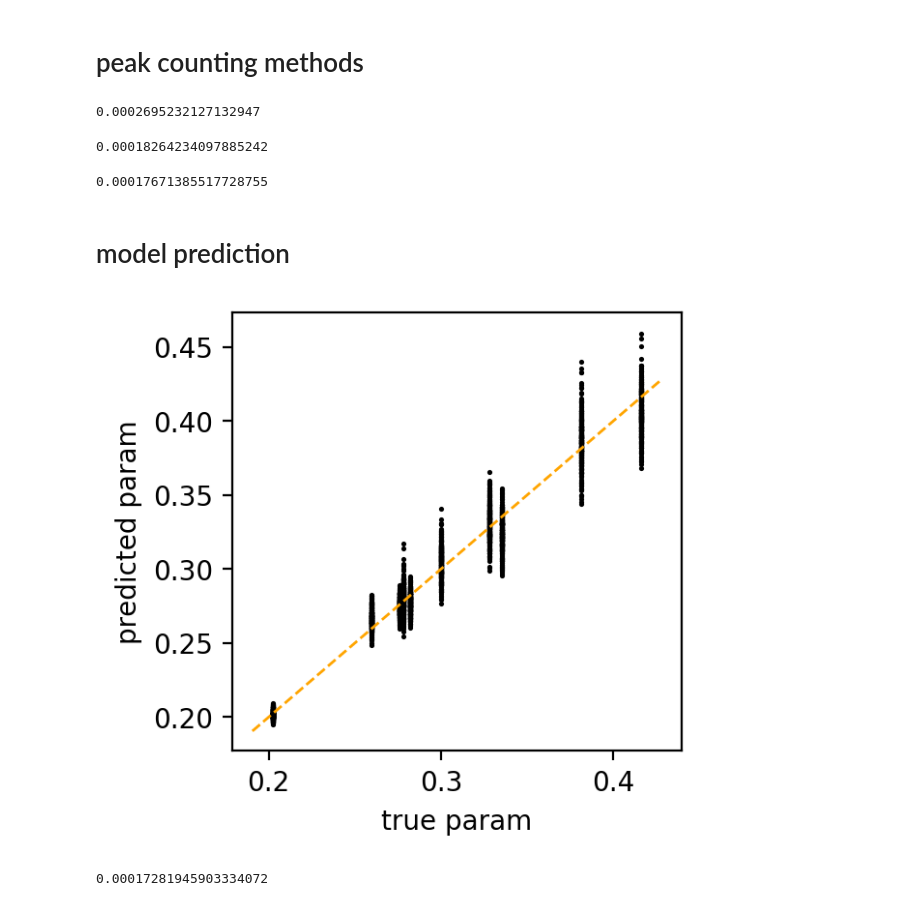
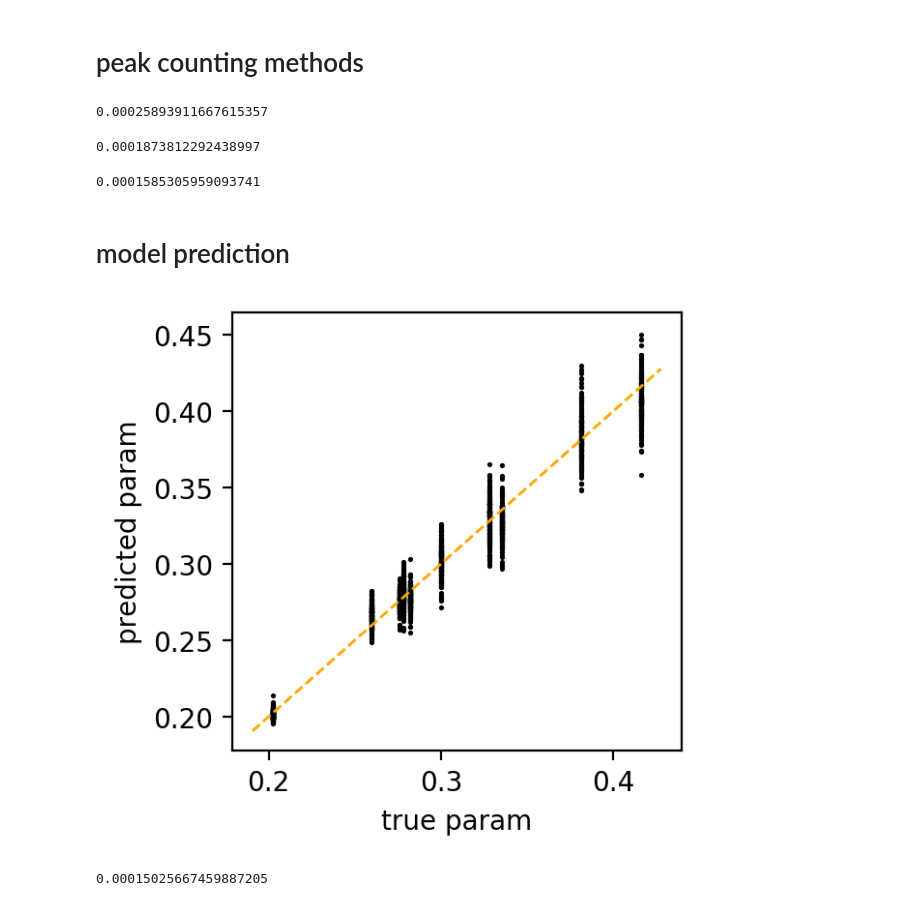
Before and after one commit to Yu-Group/adaptive-wavelets, a Jupyter notebook: notebooks/cosmology/peak_count.ipynb, the cells around one changed output. Cells and saved outputs as stored; diff of their text form; code cells hidden in the pictures.

```diff
--- a/notebooks/cosmology/peak_count.ipynb
+++ b/notebooks/cosmology/peak_count.ipynb
@@ -35,62 +36,67 @@ train_loader, test_loader = get_dataloader(p.data_path,
                                            batch_size=p.batch_size)
 
 model = load_pretrained_model(model_name='resnet18', device=device, data_path=p.model_path)
+
+# used for cross-validation
+val_loader = get_validation(p.data_path,
+                            img_size=p.img_size[2],
+                            batch_size=p.batch_size)
 # %% [markdown]
 # peak counting methods
 # %%
 pco = PeakCount(peak_counting_method='original',
                 bins=np.linspace(-0.03,0.19,23))
 pco.fit(train_loader)
-y_preds, y_params = pco.predict(test_loader)
+y_preds, y_params = pco.predict(val_loader)
 print(rmse(y_params, y_preds))
 # %% [output]
-0.0002695232127132947
+0.00025893911667615357
 # %%
 pcl = PeakCount(peak_counting_method='laplace_v1',
                 bins=np.linspace(0,0.22,23))
 pcl.fit(train_loader)
-y_preds, y_params = pcl.predict(test_loader)
+y_preds, y_params = pcl.predict(val_loader)
 print(rmse(y_params, y_preds))
 # %% [output]
-0.00018264234097885242
+0.0001873812292438997
 # %%
 pcr = PeakCount(peak_counting_method='roberts_cross',
                 bins=np.linspace(0,0.22,23))
 pcr.fit(train_loader)
-y_preds, y_params = pcr.predict(test_loader)
+y_preds, y_params = pcr.predict(val_loader)
 print(rmse(y_params, y_preds))
 # %% [output]
-0.00017671385517728755
+0.0001585305959093741
 # %% [markdown]
 # model prediction
 # %%
 # check prediction
 with torch.no_grad():
     result = {'y': [], 'pred': []}
-    for data, params in test_loader:
+    for data, params in val_loader:
         result['y'].append(params[:,1].detach().cpu())
         result['pred'].append(model(data.to(device))[:,1].detach().cpu())
 
 fig = plt.figure(dpi=200, figsize=(3, 3))
 ax = fig.add_subplot(1,1,1)
 ax.scatter(torch.cat(result['y']),
            torch.cat(result['pred']),
            marker=".",
            alpha=1,
            zorder=0,
            color="black",
            s=3)
 xpoints = ypoints = ax.get_xlim()
 ax.plot(xpoints, ypoints, zorder=2, color="orange", linestyle='--', linewidth=1)
 ax.set_xlabel("true param")
 ax.set_ylabel("predicted param")
 plt.show()
 # %% [output]
-[figure, old version]
+[figure, new version]
 # %%
 pcm = ModelPred(model, target=1)
 pcm.fit(train_loader)
-y_preds, y_params = pcm.predict(test_loader)
+y_preds, y_params = pcm.predict(val_loader)
 print(rmse(y_params, y_preds, 1))
 # %% [output]
-0.00017281945903334072
+0.00015025667459887205
```
Also changed, not shown: parts of 1 cell of this notebook, 3 other files.
